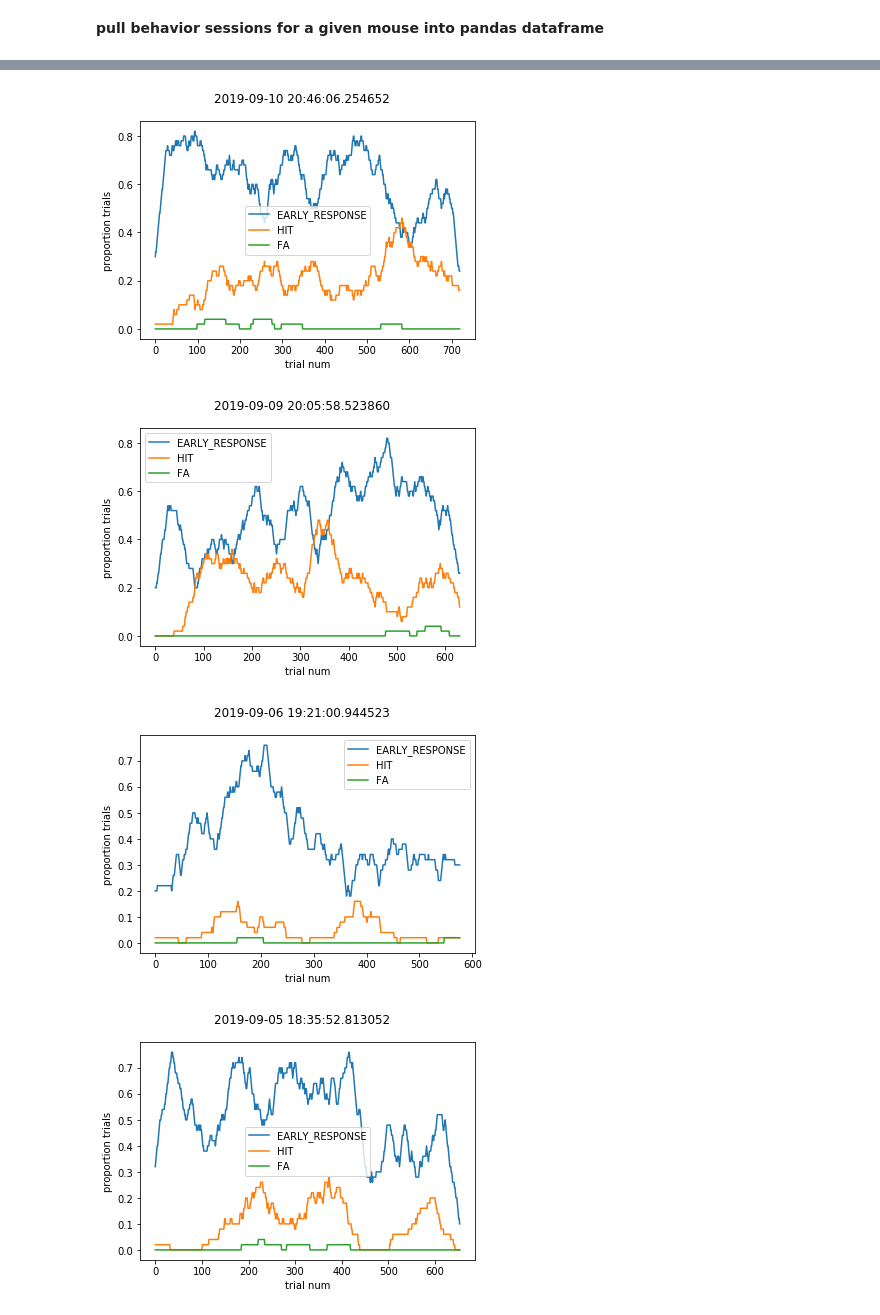
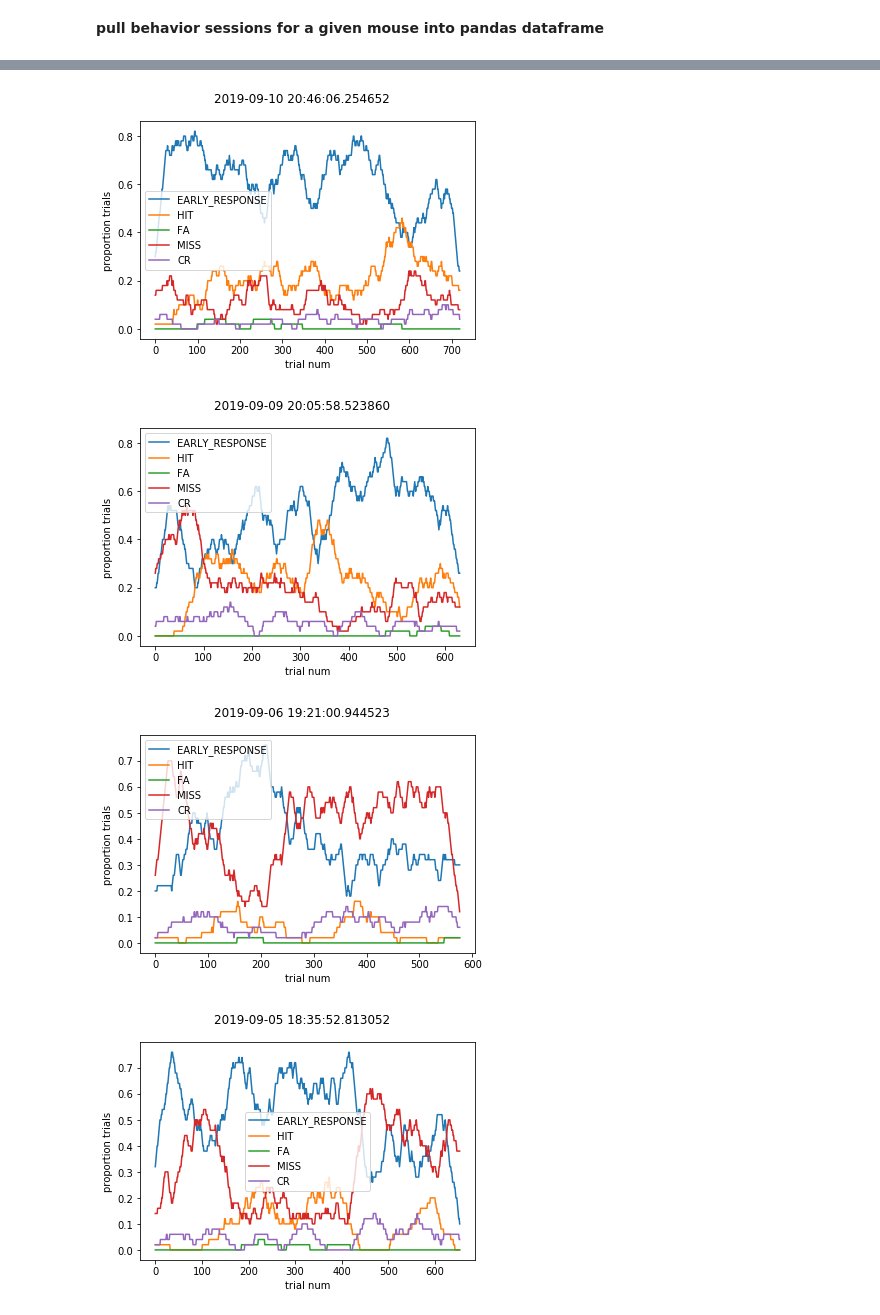
Before and after one commit to taminar/mouseBehaviorData, a Jupyter notebook: mouseBehaviorData.ipynb, the cells around one changed output, grey strips where cells are left out. Drawn from its saved outputs; the diff is of its cells as text; code cells hidden in the pictures.

```diff
--- a/mouseBehaviorData.ipynb
+++ b/mouseBehaviorData.ipynb
@@ -106,8 +106,8 @@ toAnalyze['stage'] = toAnalyze.apply(lambda row: row['trials']['stage'][0], axis
 for ir, row in toAnalyze.iterrows():
     fig, ax = plt.subplots()
     fig.suptitle(row['created_at'])
-    [ax.plot(np.convolve(np.ones(50), row['trials']['response_type']==r, 'same')/50) for r in ['EARLY_RESPONSE', 'HIT', 'FA']]
+    [ax.plot(np.convolve(np.ones(50), row['trials']['response_type']==r, 'same')/50) for r in ['EARLY_RESPONSE', 'HIT', 'FA', 'MISS', 'CR']]
     ax.set_xlabel('trial num')
     ax.set_ylabel('proportion trials')
-    ax.legend(['EARLY_RESPONSE', 'HIT', 'FA'])
+    ax.legend(['EARLY_RESPONSE', 'HIT', 'FA', 'MISS', 'CR'])
 # %% [output]
@@ -117,4 +117,4 @@ for ir, row in toAnalyze.iterrows():
-[figure, old version]
+[figure, new version]
-[figure, old version]
+[figure, new version]
-[figure, old version]
+[figure, new version]
-[figure, old version]
+[figure, new version]
```
Also changed, not shown: parts of 1 cell of this notebook.
